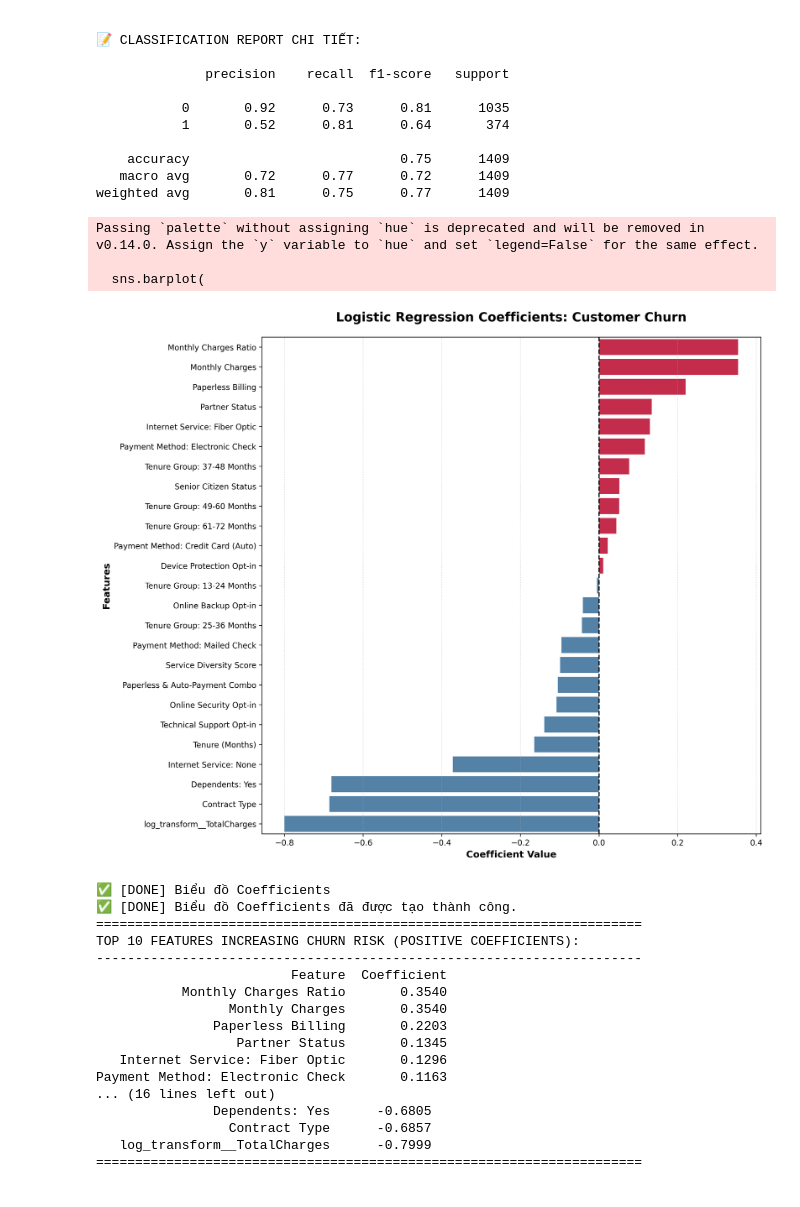
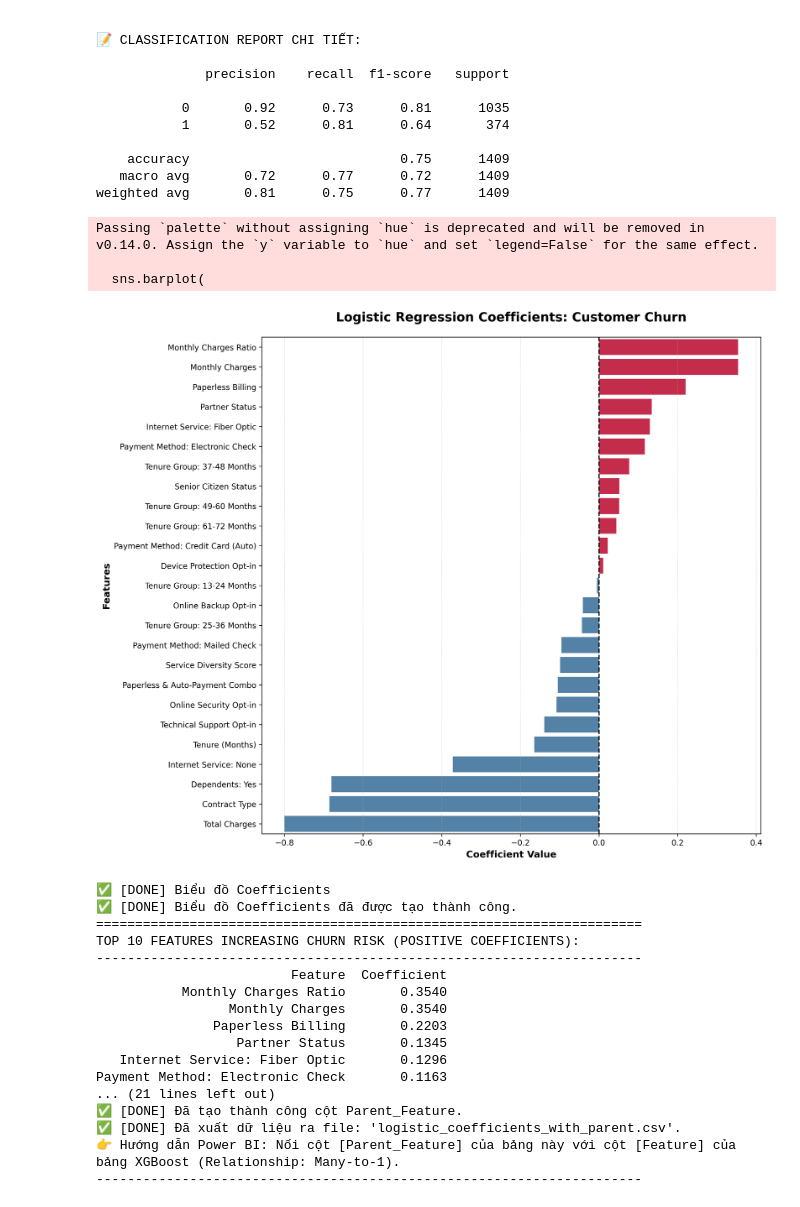
Before and after one commit to HuynhGiaBao06/Project_ADY201m_GR01_AI2009_H1, a Jupyter notebook: notebooks/02_Logistic_Regression.ipynb, the cells around one changed output. Cells and saved outputs as stored; diff of their text form; code cells hidden in the pictures.

```diff
--- a/notebooks/02_Logistic_Regression.ipynb
+++ b/notebooks/02_Logistic_Regression.ipynb
@@ -180,7 +180,8 @@ custom_names = {
     # Nhóm Feature Engineering do Bảo tạo
     'service_diversity': 'Service Diversity Score',
     'monthly_charges_ratio': 'Monthly Charges Ratio',
-    'is_paperless_electronic': 'Paperless & Auto-Payment Combo'
+    'is_paperless_electronic': 'Paperless & Auto-Payment Combo',
+    'log_transform__TotalCharges' : 'Total Charges'
 }
 
 # 3. Áp dụng Mapping
@@ -228,34 +229,83 @@ cols_to_print = ["Feature_Clean", "Coefficient"]
 print("TOP 10 FEATURES INCREASING CHURN RISK (POSITIVE COEFFICIENTS):")
 print("-" * 70)
 print(
     coef_df[cols_to_print]
     .head(10) # Lấy 10 dòng đầu tiên (do đã sort_values descending ở trên)
     .rename(columns={'Feature_Clean': 'Feature', 'Coefficient': 'Coefficient'}) # Đổi tên hiển thị cho đẹp
     .to_string(
         index=False,
         float_format=lambda x: f"{x:.4f}" # Nên để 4 số thập phân để thấy rõ sự khác biệt của Log-Odds
     )
 )
 print("-" * 70)
 
 # 2. (Bonus) In ra Top 10 biến làm GIẢM nguy cơ Churn (Hệ số Âm thấp nhất - Giữ chân khách hàng)
 print("\nTOP 10 FEATURES DECREASING CHURN RISK (NEGATIVE COEFFICIENTS):")
 print("-" * 70)
 print(
     coef_df[cols_to_print]
     .tail(10) # Lấy 10 dòng cuối cùng
     .rename(columns={'Feature_Clean': 'Feature', 'Coefficient': 'Coefficient'})
     .to_string(
         index=False,
         float_format=lambda x: f"{x:.4f}"
     )
 )
 print("=" * 70)
+
+# ==========================================
+# 7. CHUẨN BỊ DATA & XUẤT CSV CHO POWER BI (CÓ PARENT FEATURE)
+# ==========================================
+
+# 1. Trích xuất cột cần thiết từ coef_df và đổi tên cho gọn
+export_df = coef_df[['Feature_Clean', 'Coefficient']].copy()
+export_df.rename(columns={'Feature_Clean': 'Feature'}, inplace=True)
+
+# 2. Tạo từ điển nhóm các biến One-Hot về lại biến gốc
+# Lưu ý quan trọng: Value (bên phải) phải KHỚP CHÍNH XÁC 100% với tên biến trong file của XGBoost.
+parent_mapping = {
+    # Nhóm Dependents
+    'Dependents: Yes': 'Dependents',
+
+    # Nhóm Payment Method
+    'Payment Method: Credit Card (Auto)': 'PaymentMethod',
+    'Payment Method: Electronic Check': 'PaymentMethod',
+    'Payment Method: Mailed Check': 'PaymentMethod',
+
+    # Nhóm Internet Service
+    'Internet Service: Fiber Optic': 'InternetService',
+    'Internet Service: None': 'InternetService',
+
+    # Nhóm Tenure Group
+    'Tenure Group: 13-24 Months': 'Tenure Group',
+    'Tenure Group: 25-36 Months': 'Tenure Group',
+    'Tenure Group: 37-48 Months': 'Tenure Group',
+    'Tenure Group: 49-60 Months': 'Tenure Group',
+    'Tenure Group: 61-72 Months': 'Tenure Group'
+}
+
+# 3. Tạo cột Parent_Feature
+# map() sẽ chuyển đổi các biến có trong từ điển.
+# fillna() sẽ giữ nguyên tên cho những biến không bị One-Hot (như Monthly Charges, Contract Type...)
+export_df['Parent_Feature'] = export_df['Feature'].map(parent_mapping).fillna(export_df['Feature'])
+
+# 4. Sắp xếp lại thứ tự cột cho logic (Từ tổng quan đến chi tiết)
+export_df = export_df[['Parent_Feature', 'Feature', 'Coefficient']]
+
+# 5. Xuất file CSV (index=False để bỏ cột số thứ tự)
+export_filename = 'logistic_coefficients_with_parent.csv'
+export_df.to_csv(export_filename, index=False)
+
+print("-" * 70)
+print(f"✅ [DONE] Đã tạo thành công cột Parent_Feature.")
+print(f"✅ [DONE] Đã xuất dữ liệu ra file: '{export_filename}'.")
+print("👉 Hướng dẫn Power BI: Nối cột [Parent_Feature] của bảng này với cột [Feature] của bảng XGBoost (Relationship: Many-to-1).")
+print("-" * 70)
 # %% [output]
 Passing `palette` without assigning `hue` is deprecated and will be removed in v0.14.0. Assign the `y` variable to `hue` and set `legend=False` for the same effect.
 
   sns.barplot(
-[figure, old version]
+[figure, new version]
 ✅ [DONE] Biểu đồ Coefficients
 ✅ [DONE] Biểu đồ Coefficients đã được tạo thành công.
 ======================================================================
@@ -268,8 +318,8 @@ TOP 10 FEATURES INCREASING CHURN RISK (POSITIVE COEFFICIENTS):
                   Partner Status       0.1345
    Internet Service: Fiber Optic       0.1296
 Payment Method: Electronic Check       0.1163
-... (16 lines left out)
-               Dependents: Yes      -0.6805
-                 Contract Type      -0.6857
-   log_transform__TotalCharges      -0.7999
-======================================================================
+... (21 lines left out)
+✅ [DONE] Đã tạo thành công cột Parent_Feature.
+✅ [DONE] Đã xuất dữ liệu ra file: 'logistic_coefficients_with_parent.csv'.
+👉 Hướng dẫn Power BI: Nối cột [Parent_Feature] của bảng này với cột [Feature] của bảng XGBoost (Relationship: Many-to-1).
+----------------------------------------------------------------------
```
Also changed, not shown: 12 other files.
